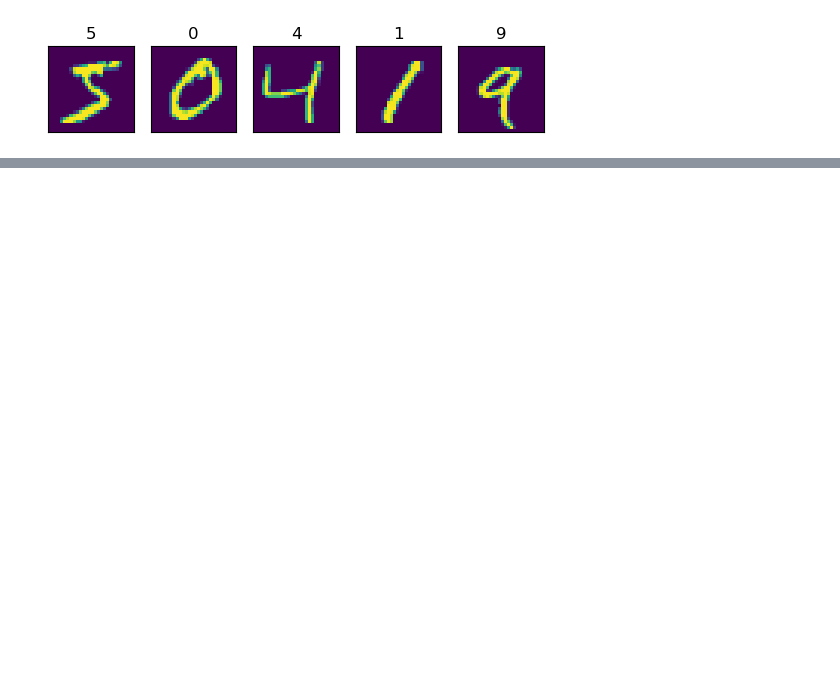
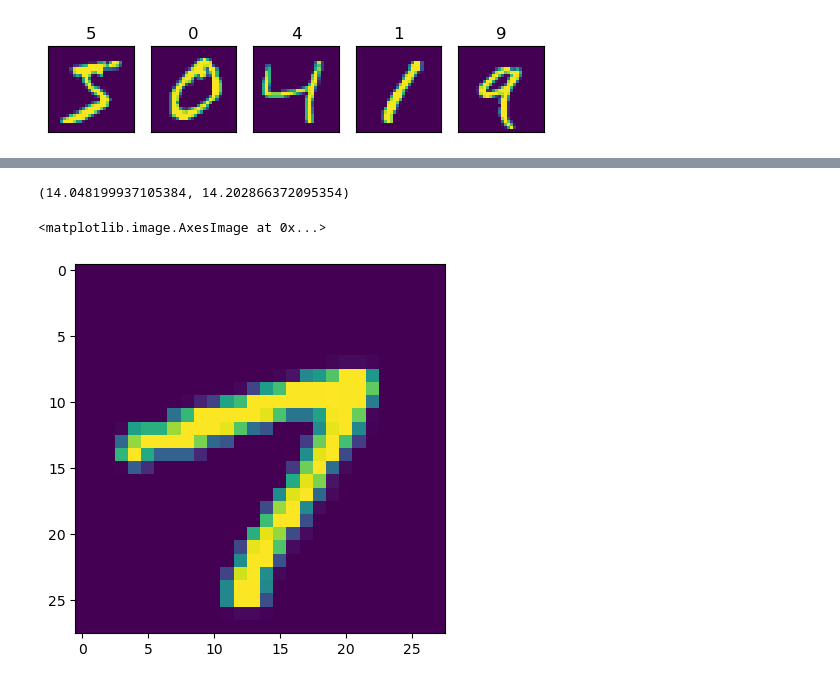
Before and after one commit to maneeshrj/math-ml-project, a Jupyter notebook: SVD.ipynb, the cells around one changed output, grey strips where cells are left out. Saved outputs shown, nothing was run; the diff lists cells and outputs as text; code cells hidden in the pictures; blank space fills up the shorter version.

```diff
--- a/SVD.ipynb
+++ b/SVD.ipynb
@@ -75,0 +90,12 @@ Text(0.5, 1.0, 'Singular Values')
+# %%
+from scipy import ndimage
+
+img = X[101].reshape(28,28)
+coords = ndimage.center_of_mass(img)
+print(coords)
+
+plt.imshow(img)
+# %% [output]
+(14.048199937105384, 14.202866372095354)
+<matplotlib.image.AxesImage at 0x...>
+[figure, added]
```
Also changed, not shown: parts of 16 cells of this notebook.
